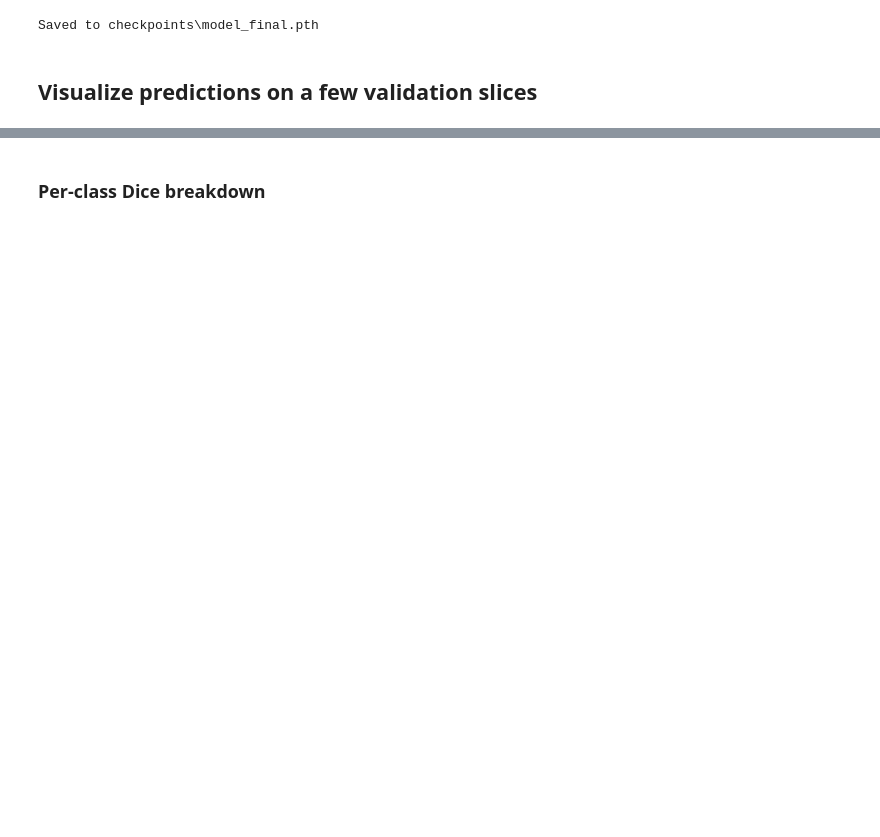
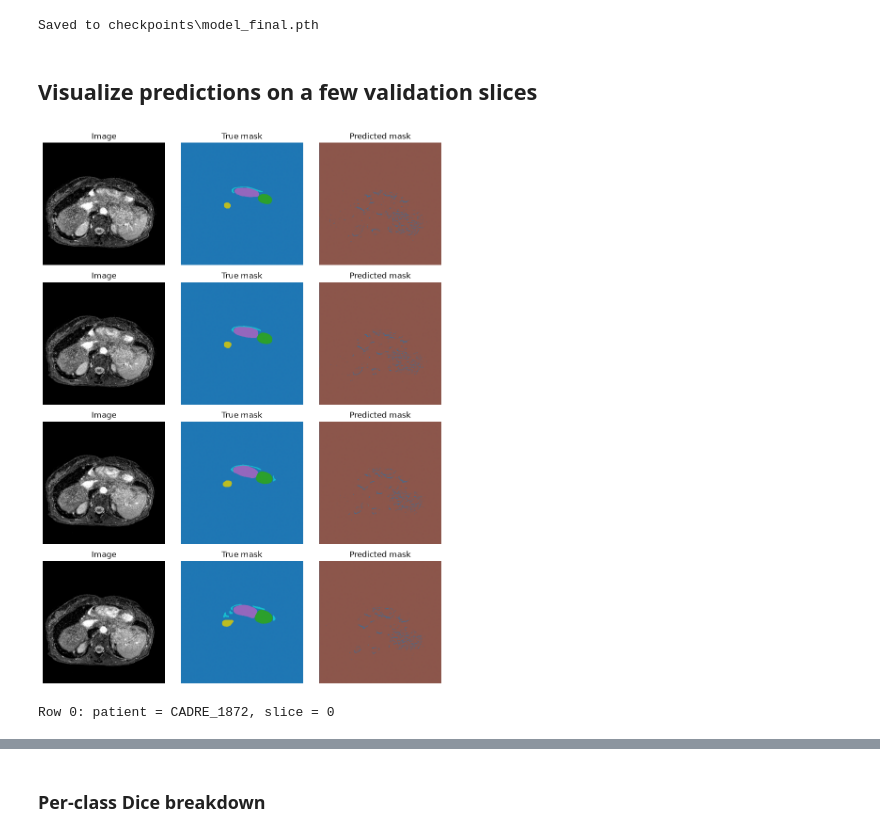
Before and after one commit to Josephgggg/heart_segmentation, a Jupyter notebook: unet_applied.ipynb, the cells around one changed output, grey strips where cells are left out. Drawn from its saved outputs; the diff is of its cells as text; code cells hidden in the pictures; blank space fills up the shorter version.

```diff
--- a/unet_applied.ipynb
+++ b/unet_applied.ipynb
@@ -71,37 +72,31 @@ INFO: Checkpoint 1 saved!
 # %% [markdown]
 ## Evaluation Final Valdiation Score
 # %%
-# reconstructing dataset and validation split (what was used internall during training)
+# reconstructing dataset and validation split (what was used internally during training)
 
-import re
 import random
-from collections import defaultdict
 from torch.utils.data import Subset, DataLoader
 
-from utils.data_loading import MRIDataset
+from utils.data_loading import VolumeMRIDataset
 
 # must match what you passed to train_model
 img_scale = 1.0
 val_percent = 0.1
 batch_size = 4
 
-dataset = MRIDataset(train.dir_img, train.dir_mask, scale=img_scale)
+dataset = VolumeMRIDataset(train.dir_img, train.dir_mask, scale=img_scale)
 
-patient_ids = defaultdict(list)
-for i, id_ in enumerate(dataset.ids):
-    match = re.match(r'^(CADRE_\d{4})\d+$', id_)
-    assert match, f'Unexpected filename pattern: {id_}'
-    patient_ids[match.group(1)].append(i)
-
-patients = list(patient_ids.keys())
+# mirrors the split logic inside train_model exactly
+patients = list(dataset.mask_file_for.keys())
 random.Random(0).shuffle(patients)
 n_val_patients = max(1, int(len(patients) * val_percent))
 val_patients = set(patients[:n_val_patients])
 
-val_idx = [i for p in val_patients for i in patient_ids[p]]
+val_idx = [i for i, (p, _) in enumerate(dataset.index) if p in val_patients]
 val_set = Subset(dataset, val_idx)
 val_loader = DataLoader(val_set, shuffle=False, drop_last=True, batch_size=batch_size, num_workers=0, pin_memory=True)
 
+print(f'{len(dataset.mask_file_for)} patients found: {list(dataset.mask_file_for.keys())}')
 print(f'{len(dataset.mask_values)} mask values: {dataset.mask_values}')
 print(f'{len(val_set)} validation slices')
 # %% [output]
@@ -130,4 +126,45 @@ print('Saved to', dir_checkpoint / 'model_final.pth')
 Saved to checkpoints\model_final.pth
 # %% [markdown]
 ## Visualize predictions on a few validation slices
+# %%
+# USE VISLOADER for visulaisation (set drop_last to False), but use val_loader for loss
+import matplotlib.pyplot as plt
+
+model.eval()
+vis_loader = DataLoader(val_set, shuffle=False, drop_last=False, batch_size=batch_size, num_workers=0, pin_memory=True)
+batch = next(iter(vis_loader))
+images, true_masks = batch['image'], batch['mask']
+
+with torch.no_grad():
+    images_dev = images.to(device=device, dtype=torch.float32, memory_format=torch.channels_last)
+    preds = model(images_dev).argmax(dim=1).cpu()
+
+# n_show = min(4, images.shape[0])
+# fig, ax = plt.subplots(n_show, 3, figsize=(9, 3 * n_show))
+# for i in range(n_show):
+#     ax[i, 0].imshow(images[i, 0], cmap='gray');   ax[i, 0].set_title('Image')
+#     ax[i, 1].imshow(true_masks[i], cmap='tab10'); ax[i, 1].set_title('True mask')
+#     ax[i, 2].imshow(preds[i], cmap='tab10');      ax[i, 2].set_title('Predicted mask')
+#     for a in ax[i]: a.axis('off')
+# plt.tight_layout()
+# plt.show()
+
+n_show = min(4, images.shape[0])
+fig, ax = plt.subplots(n_show, 3, figsize=(9, 3 * n_show), squeeze=False)
+for i in range(n_show):
+    ax[i, 0].imshow(images[i, 0], cmap='gray');   ax[i, 0].set_title('Image')
+    ax[i, 1].imshow(true_masks[i], cmap='tab10'); ax[i, 1].set_title('True mask')
+    ax[i, 2].imshow(preds[i], cmap='tab10');      ax[i, 2].set_title('Predicted mask')
+    for a in ax[i]: a.axis('off')
+plt.tight_layout()
+plt.show()
+# %% [output]
+[figure, added]
+# %%
+for i in range(n_show):
+    original_idx = val_idx[i]
+    patient_id, slice_idx = dataset.index[original_idx]
+    print(f'Row {i}: patient = {patient_id}, slice = {slice_idx}')
+# %% [output]
+Row 0: patient = CADRE_1872, slice = 0
 # %%
```
Also changed, not shown: parts of 11 cells of this notebook, 2 other files.
